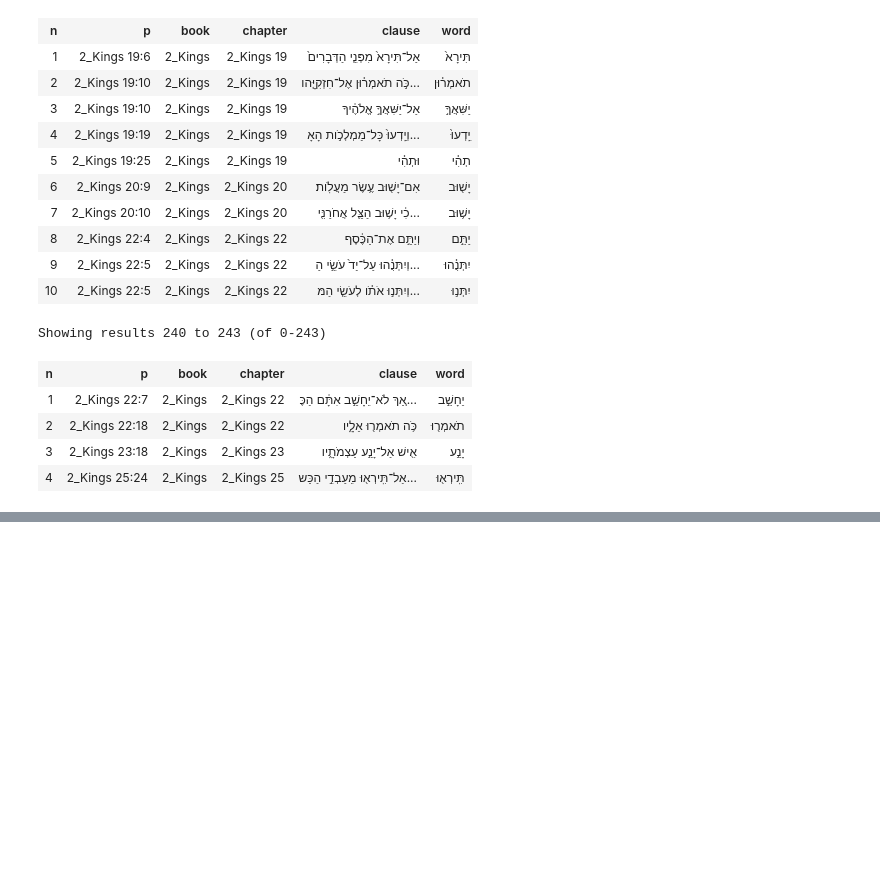
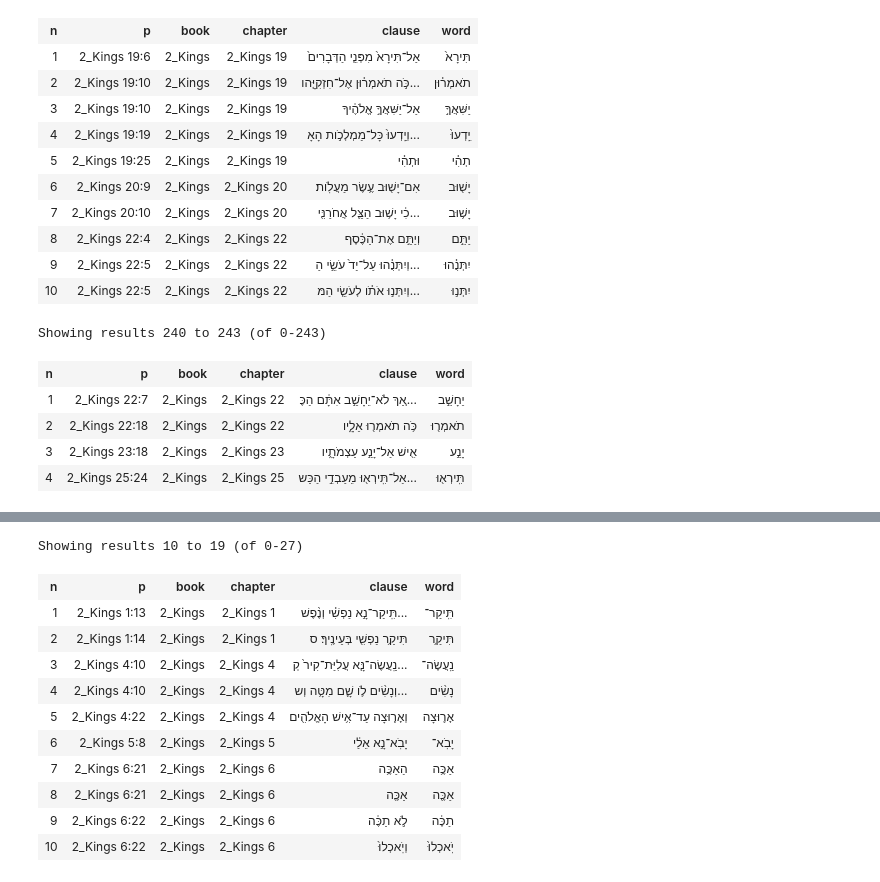
Before and after one commit to dtrlanz/bhsa-kings, a Jupyter notebook: deontic yiqtol.ipynb, the cells around one changed output, grey strips where cells are left out. Cells and saved outputs as stored; diff of their text form; code cells hidden in the pictures; blank space fills up the shorter version.

```diff
--- a/deontic yiqtol.ipynb
+++ b/deontic yiqtol.ipynb
@@ -730,0 +768,15 @@ Showing results 240 to 243 (of 0-243)
+# %%
+go_to_page(1)
+# %% [output]
+Showing results 10 to 19 (of 0-27)
+| n | p | book | chapter | clause | word |
+| 1 | 2_Kings 1:13 | 2_Kings | 2_Kings 1 | תִּֽיקַר־נָ֣א נַפְשִׁ֗י וְנֶ֨פֶשׁ... | תִּֽיקַר־ |
+| 2 | 2_Kings 1:14 | 2_Kings | 2_Kings 1 | תִּיקַ֥ר נַפְשִׁ֖י בְּעֵינֶֽיךָ׃ ס | תִּיקַ֥ר |
+| 3 | 2_Kings 4:10 | 2_Kings | 2_Kings 4 | נַֽעֲשֶׂה־נָּ֤א עֲלִיַּת־קִיר֙ קְ... | נַֽעֲשֶׂה־ |
+| 4 | 2_Kings 4:10 | 2_Kings | 2_Kings 4 | וְנָשִׂ֨ים לֹ֥ו שָׁ֛ם מִטָּ֥ה וְש... | נָשִׂ֨ים |
+| 5 | 2_Kings 4:22 | 2_Kings | 2_Kings 4 | וְאָר֛וּצָה עַד־אִ֥ישׁ הָאֱלֹהִ֖ים | אָר֛וּצָה |
+| 6 | 2_Kings 5:8 | 2_Kings | 2_Kings 5 | יָבֹֽא־נָ֣א אֵלַ֔י | יָבֹֽא־ |
+| 7 | 2_Kings 6:21 | 2_Kings | 2_Kings 6 | הַאַכֶּ֥ה | אַכֶּ֥ה |
+| 8 | 2_Kings 6:21 | 2_Kings | 2_Kings 6 | אַכֶּ֖ה | אַכֶּ֖ה |
+| 9 | 2_Kings 6:22 | 2_Kings | 2_Kings 6 | לֹ֣א תַכֶּ֔ה | תַכֶּ֔ה |
+| 10 | 2_Kings 6:22 | 2_Kings | 2_Kings 6 | וְיֹֽאכְלוּ֙ | יֹֽאכְלוּ֙ |
```
Also changed, not shown: parts of 9 cells of this notebook.
